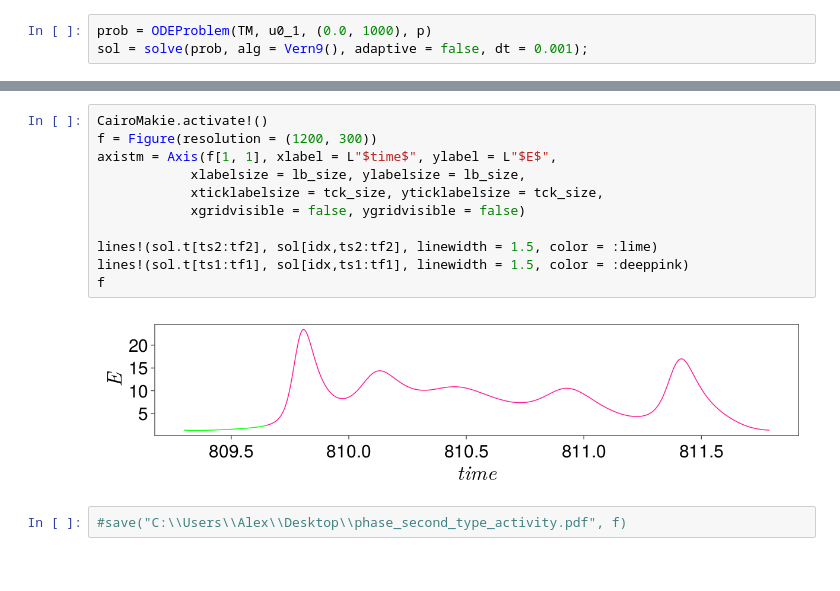
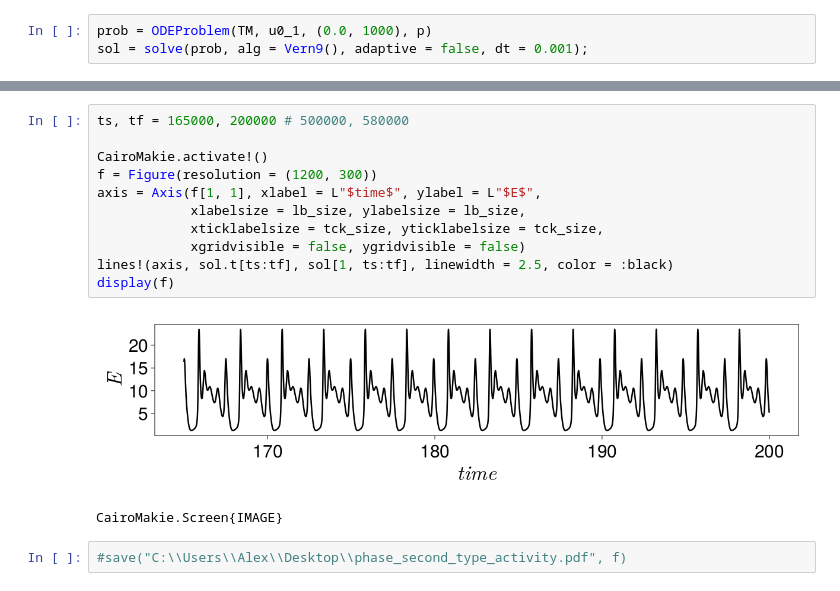
Before and after one commit to SergeyNovak777/dynamical-systems, a Jupyter notebook: Tsodyks Markram/Levanova/3 набор параметров/4 modes/Regular bursting activity.ipynb, the cells around one changed output, grey strips where cells are left out. Cells and saved outputs as stored; diff of their text form.

```diff
--- a/Tsodyks Markram/Levanova/3 набор параметров/4 modes/Regular bursting activity.ipynb
+++ b/Tsodyks Markram/Levanova/3 набор параметров/4 modes/Regular bursting activity.ipynb
@@ -92,17 +94,18 @@ display(f)
 CairoMakie.Screen{IMAGE}
 # %%
+ts, tf = 165000, 200000 # 500000, 580000
+
 CairoMakie.activate!()
 f = Figure(resolution = (1200, 300))
-axistm = Axis(f[1, 1], xlabel = L"$time$", ylabel = L"$E$",
+axis = Axis(f[1, 1], xlabel = L"$time$", ylabel = L"$E$",
             xlabelsize = lb_size, ylabelsize = lb_size,
             xticklabelsize = tck_size, yticklabelsize = tck_size,
             xgridvisible = false, ygridvisible = false)
-
-lines!(sol.t[ts2:tf2], sol[idx,ts2:tf2], linewidth = 1.5, color = :lime)
-lines!(sol.t[ts1:tf1], sol[idx,ts1:tf1], linewidth = 1.5, color = :deeppink)
-f
+lines!(axis, sol.t[ts:tf], sol[1, ts:tf], linewidth = 2.5, color = :black)
+display(f)
 # %% [output]
-[figure, old version]
+[figure, new version]
+CairoMakie.Screen{IMAGE}
 # %%
 #save("C:\\Users\\Alex\\Desktop\\phase_second_type_activity.pdf", f)
 # %%
```
Also changed, not shown: parts of 1 cell of this notebook, 11 other files.
